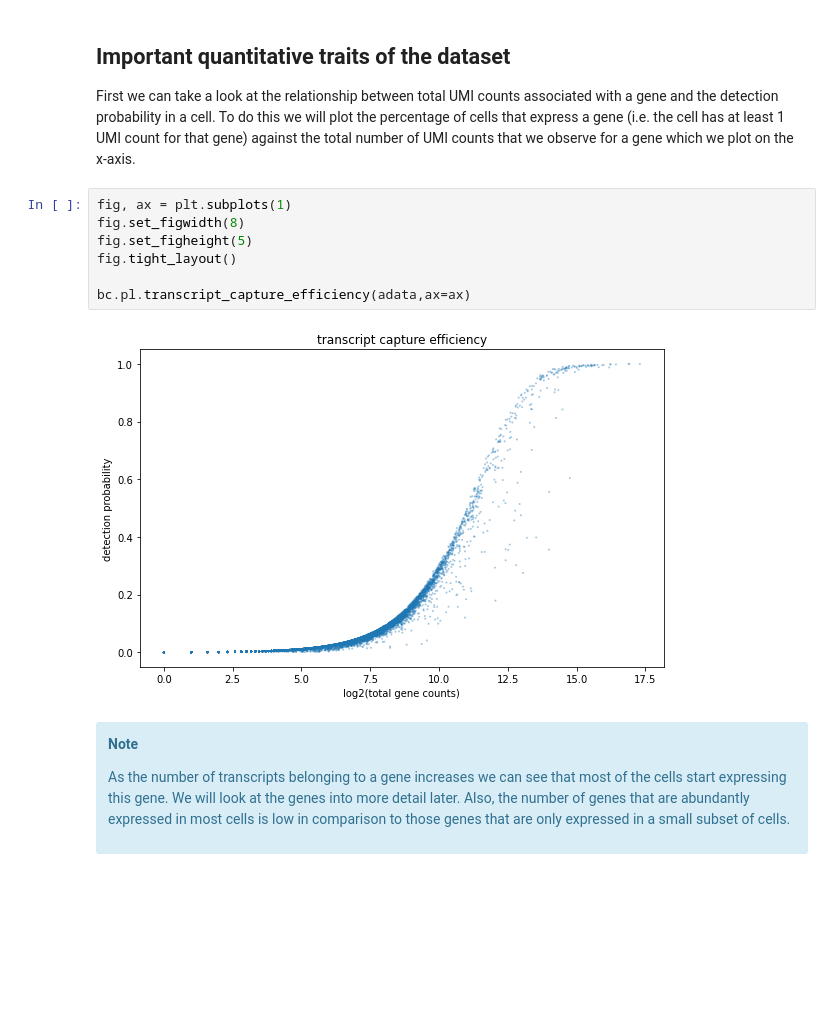
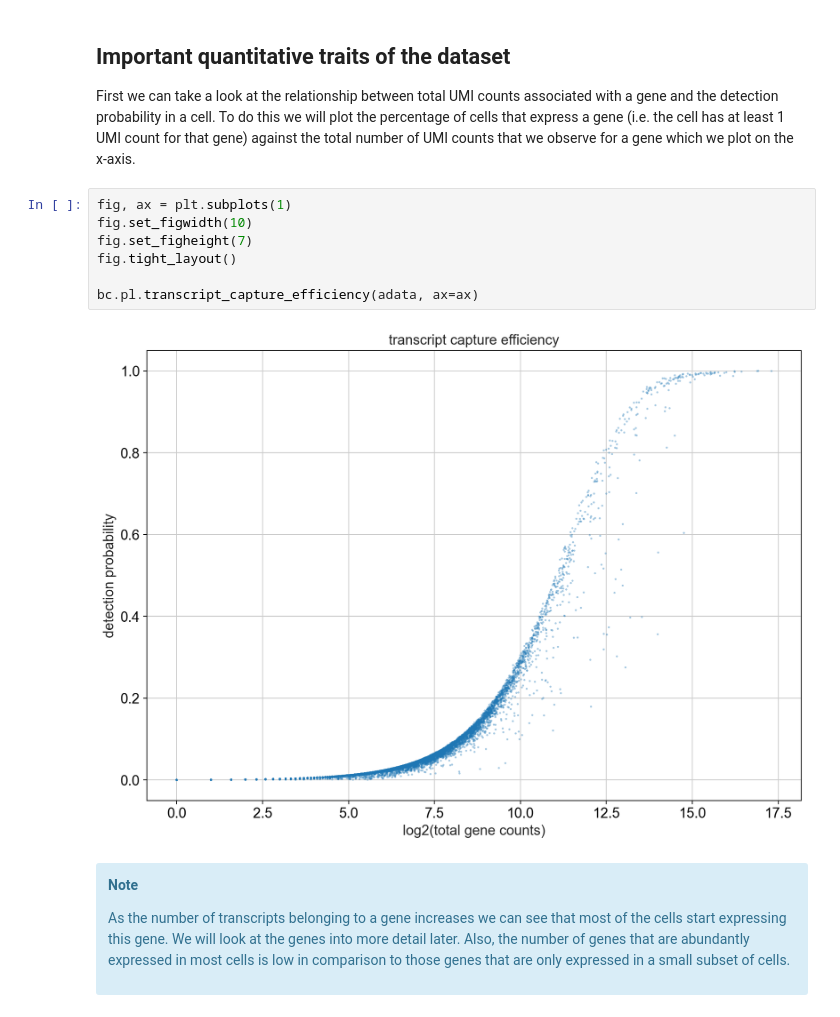
Before and after one commit to bedapub/besca, a Jupyter notebook: docs/source/tutorials/notebook1_data_processing_pbmc3k.ipynb, the cells around one changed output. Cells and saved outputs as stored; diff of their text form; blank space fills up the shorter version.

```diff
--- a/docs/source/tutorials/notebook1_data_processing_pbmc3k.ipynb
+++ b/docs/source/tutorials/notebook1_data_processing_pbmc3k.ipynb
@@ -89,13 +96,13 @@ Its important to check how many cells you get from each Condition/Donor because
 First we can take a look at the relationship between total UMI counts associated with a gene and the detection probability in a cell. To do this we will plot the percentage of cells that express a gene (i.e. the cell has at least 1 UMI count for that gene) against the total number of UMI counts that we observe for a gene which we plot on the x-axis.
 # %%
 fig, ax = plt.subplots(1)
-fig.set_figwidth(8)
-fig.set_figheight(5)
+fig.set_figwidth(10)
+fig.set_figheight(7)
 fig.tight_layout()
 
-bc.pl.transcript_capture_efficiency(adata,ax=ax)
+bc.pl.transcript_capture_efficiency(adata, ax=ax)
 # %% [output]
-[figure, old version]
+[figure, new version]
 # %% [markdown]
 <div class="alert alert-info">
 
```
Also changed, not shown: parts of 42 cells of this notebook, 33 other files.
